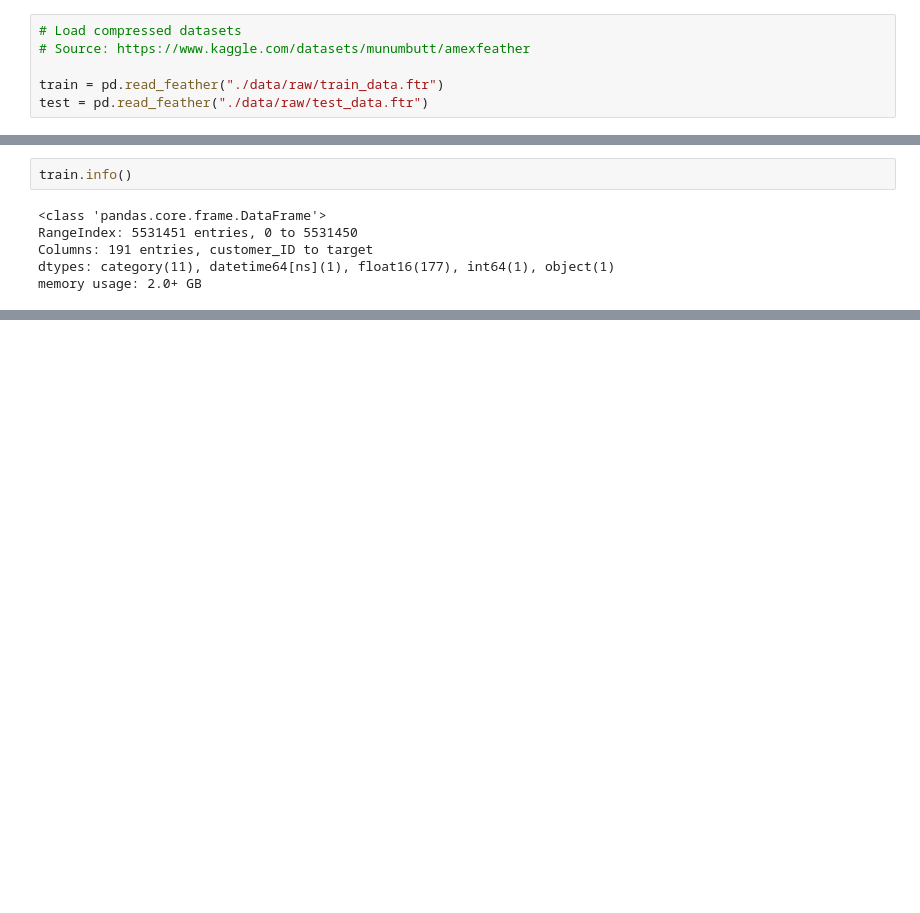
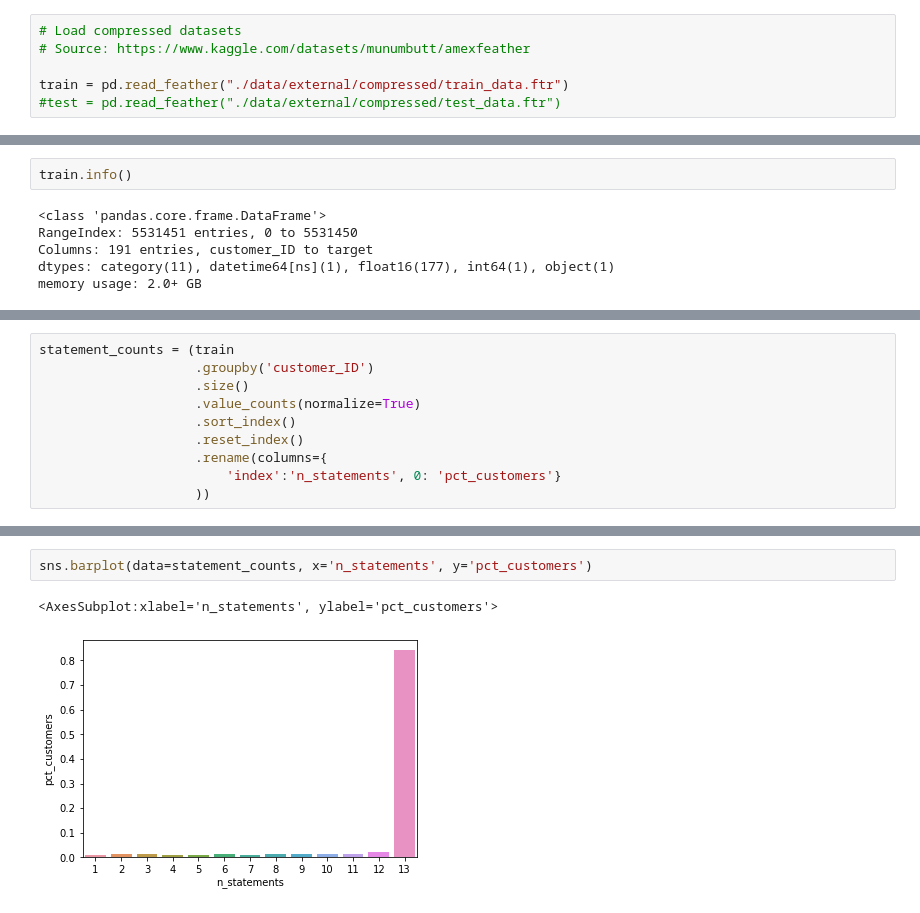
Before and after one commit to vtech256/amex-default-prediction, a Jupyter notebook: notebooks/amex-default-prediction.ipynb, the cells around one changed output, grey strips where cells are left out. Saved outputs shown, nothing was run; the diff lists cells and outputs as text; blank space fills up the shorter version.

Commit message:
Perform Exploratory Data Analysis (EDA)

```diff
--- a/notebooks/amex-default-prediction.ipynb
+++ b/notebooks/amex-default-prediction.ipynb
@@ -74,8 +77,8 @@ American Express is a globally integrated payments company. As the largest payme
 # Load compressed datasets
 # Source: https://www.kaggle.com/datasets/munumbutt/amexfeather
 
-train = pd.read_feather("./data/raw/train_data.ftr")
-test = pd.read_feather("./data/raw/test_data.ftr")
+train = pd.read_feather("./data/external/compressed/train_data.ftr")
+#test = pd.read_feather("./data/external/compressed/test_data.ftr")
 # %%
 # Preview the first five rows of the training data
 train.head()
@@ -155,0 +149,10 @@ Incomplete Features:
+# %%
+statement_counts = (train
+                    .groupby('customer_ID')
+                    .size()
+                    .value_counts(normalize=True)
+                    .sort_index()
+                    .reset_index()
+                    .rename(columns={
+                        'index':'n_statements', 0: 'pct_customers'}
+                    ))
@@ -155,0 +176,5 @@ Incomplete Features:
+# %%
+sns.barplot(data=statement_counts, x='n_statements', y='pct_customers')
+# %% [output]
+<AxesSubplot:xlabel='n_statements', ylabel='pct_customers'>
+[figure, added]
```
Also changed, not shown: parts of 34 cells of this notebook.
